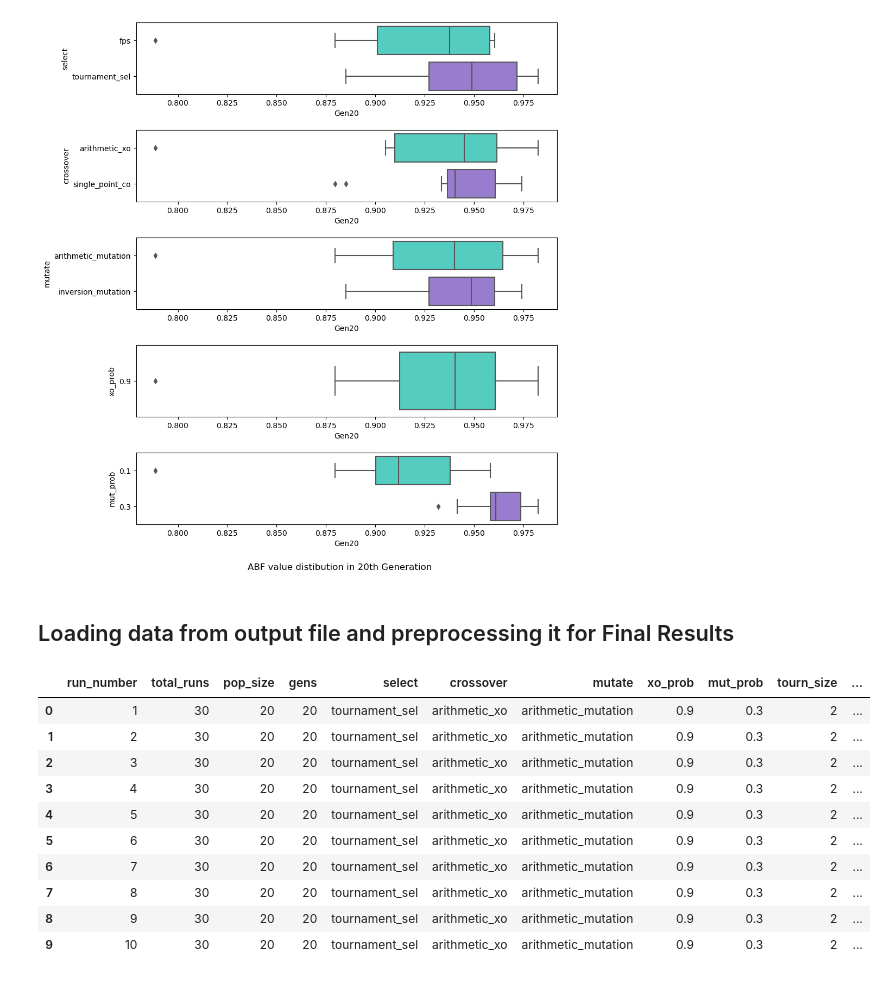
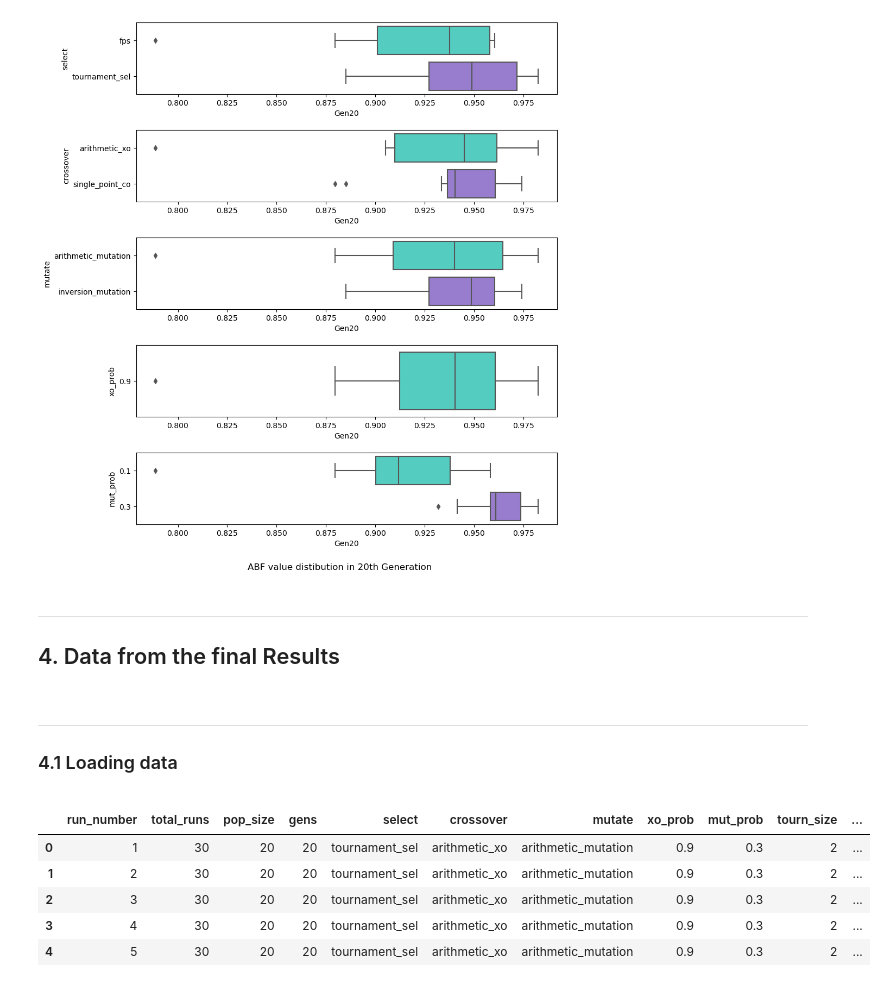
Before and after one commit to iryna-savchuk/CI4O_project, a Jupyter notebook: result_analysis.ipynb, the cells around one changed output. Drawn from its saved outputs; the diff is of its cells as text; code cells hidden in the pictures.

```diff
--- a/result_analysis.ipynb
+++ b/result_analysis.ipynb
@@ -218,25 +334,32 @@ plt.show()
 # %% [output]
 [figure]
 # %% [markdown]
-## Loading data from output file and preprocessing it for Final Results
+<hr>
+<a class="anchor" id="finalresults">
+
+## 4. Data from the final Results
+
+</a>
+# %% [markdown]
+<hr>
+<a class="anchor" id="loadfinaloutput">
+
+### 4.1 Loading data
+
+</a>
 # %%
 # Loading output of GA algorithms from file
 file_path = "output/final_comparison.csv"
 
 results_final_df = pd.read_csv(file_path)
-results_final_df.head(10)
+results_final_df.head()
 # %% [output]
 |  | run_number | total_runs | pop_size | gens | select | crossover | mutate | xo_prob | mut_prob | tourn_size | ... |
 | 0 | 1 | 30 | 20 | 20 | tournament_sel | arithmetic_xo | arithmetic_mutation | 0.9 | 0.3 | 2 | ... |
 | 1 | 2 | 30 | 20 | 20 | tournament_sel | arithmetic_xo | arithmetic_mutation | 0.9 | 0.3 | 2 | ... |
 | 2 | 3 | 30 | 20 | 20 | tournament_sel | arithmetic_xo | arithmetic_mutation | 0.9 | 0.3 | 2 | ... |
 | 3 | 4 | 30 | 20 | 20 | tournament_sel | arithmetic_xo | arithmetic_mutation | 0.9 | 0.3 | 2 | ... |
 | 4 | 5 | 30 | 20 | 20 | tournament_sel | arithmetic_xo | arithmetic_mutation | 0.9 | 0.3 | 2 | ... |
-| 5 | 6 | 30 | 20 | 20 | tournament_sel | arithmetic_xo | arithmetic_mutation | 0.9 | 0.3 | 2 | ... |
-| 6 | 7 | 30 | 20 | 20 | tournament_sel | arithmetic_xo | arithmetic_mutation | 0.9 | 0.3 | 2 | ... |
-| 7 | 8 | 30 | 20 | 20 | tournament_sel | arithmetic_xo | arithmetic_mutation | 0.9 | 0.3 | 2 | ... |
-| 8 | 9 | 30 | 20 | 20 | tournament_sel | arithmetic_xo | arithmetic_mutation | 0.9 | 0.3 | 2 | ... |
-| 9 | 10 | 30 | 20 | 20 | tournament_sel | arithmetic_xo | arithmetic_mutation | 0.9 | 0.3 | 2 | ... |
 # %%
 # Filling NaN values for 'torun_size' with "n/a" (will be useful for further grouping)
 results_final_df = results_final_df.fillna({'tourn_size': 'n/a'})
```
Also changed, not shown: parts of 39 cells of this notebook.
